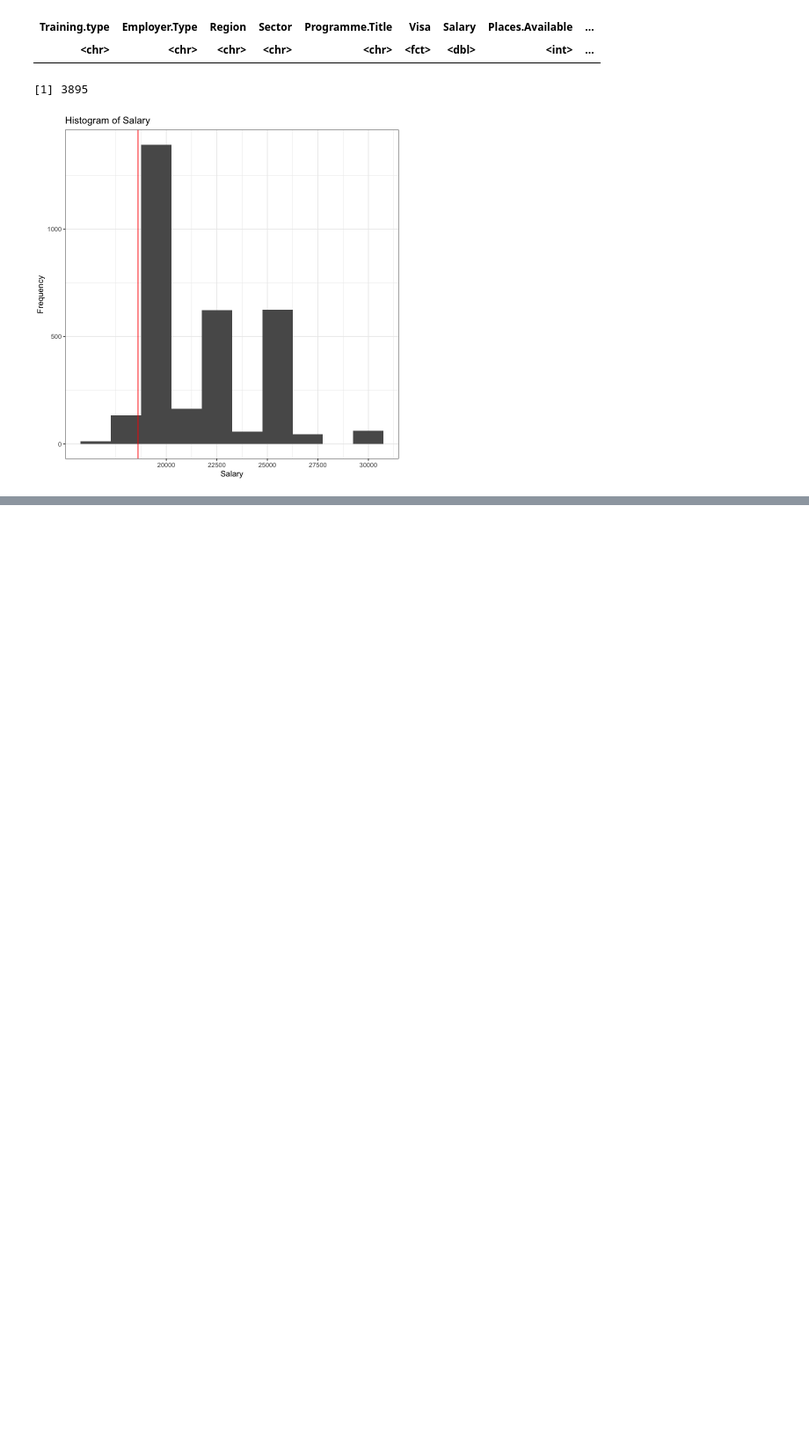
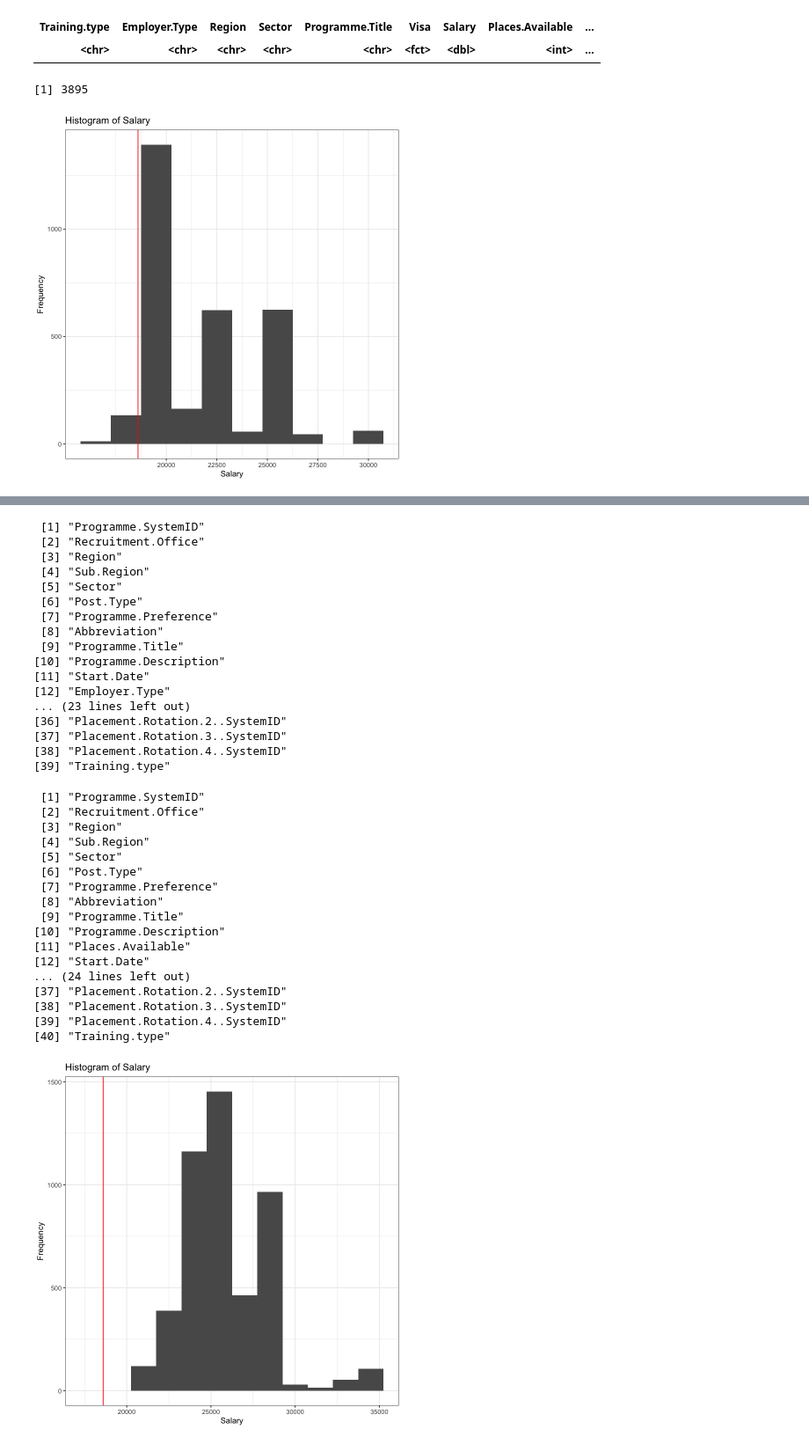
Before and after one commit to kwjo/TP-pay, a Jupyter notebook: oriel2526.ipynb, the cells around one changed output, grey strips where cells are left out. Shown at 88% size. Cells and saved outputs as stored; diff of their text form; code cells hidden in the pictures; blank space fills up the shorter version.

```diff
--- a/oriel2526.ipynb
+++ b/oriel2526.ipynb
@@ -254,0 +244,51 @@ ERROR: Error in install_github("bbc/bbplot"): could not find function "install_g
+# %%
+sample_plot <- OD %>%
+    uncount(Places.Available)
+
+colnames(sample_plot)
+
+ggplot(sample_plot, aes(x = Salary)) +
+  geom_histogram(binwidth = 1500) +
+  ggtitle("Histogram of Salary") +
+  xlab("Salary") +
+  ylab("Frequency") +
+  theme_bw() +
+  geom_vline(xintercept = 18600, color = "red")
+
+colnames(OD)
+# %% [output]
+ [1] "Programme.SystemID"
+ [2] "Recruitment.Office"
+ [3] "Region"
+ [4] "Sub.Region"
+ [5] "Sector"
+ [6] "Post.Type"
+ [7] "Programme.Preference"
+ [8] "Abbreviation"
+ [9] "Programme.Title"
+[10] "Programme.Description"
+[11] "Start.Date"
+[12] "Employer.Type"
+... (23 lines left out)
+[36] "Placement.Rotation.2..SystemID"
+[37] "Placement.Rotation.3..SystemID"
+[38] "Placement.Rotation.4..SystemID"
+[39] "Training.type"
+ [1] "Programme.SystemID"
+ [2] "Recruitment.Office"
+ [3] "Region"
+ [4] "Sub.Region"
+ [5] "Sector"
+ [6] "Post.Type"
+ [7] "Programme.Preference"
+ [8] "Abbreviation"
+ [9] "Programme.Title"
+[10] "Programme.Description"
+[11] "Places.Available"
+[12] "Start.Date"
+... (24 lines left out)
+[37] "Placement.Rotation.2..SystemID"
+[38] "Placement.Rotation.3..SystemID"
+[39] "Placement.Rotation.4..SystemID"
+[40] "Training.type"
+[figure, added]
```
Also changed, not shown: parts of 6 cells of this notebook, 1 other file.
